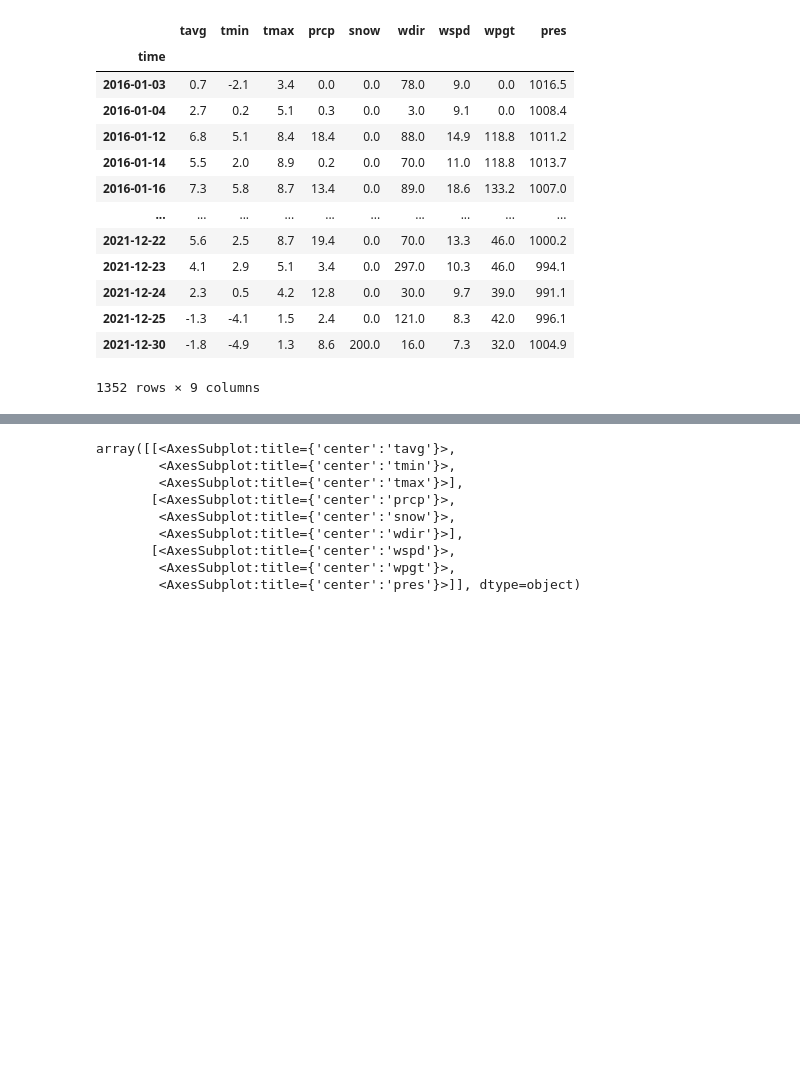
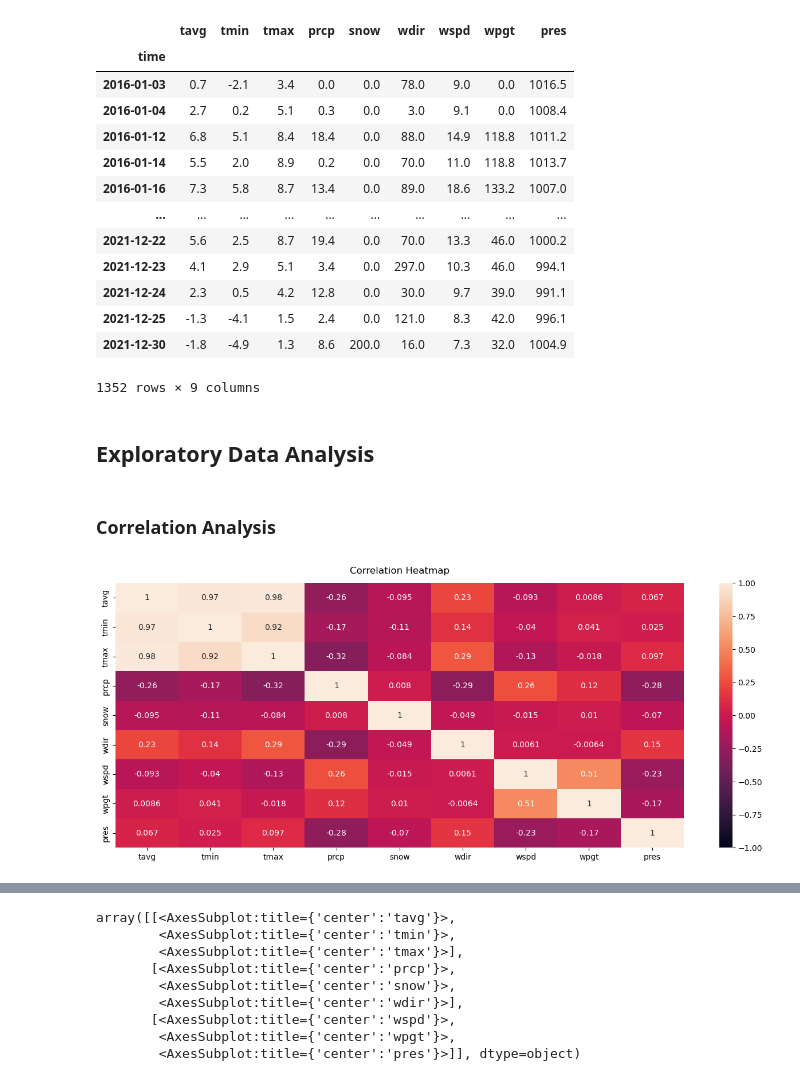
Before and after one commit to rootsnquery/ML-Climate-Project-Template-Fall2022, a Jupyter notebook: src/explore.ipynb, the cells around one changed output, grey strips where cells are left out. Saved outputs shown, nothing was run; the diff lists cells and outputs as text; code cells hidden in the pictures; blank space fills up the shorter version.

Commit message:
updated EDA and implemented first model iteration

```diff
--- a/src/explore.ipynb
+++ b/src/explore.ipynb
@@ -155,3 +219,23 @@ new_vc_data
 | 2021-12-25 | -1.3 | -4.1 | 1.5 | 2.4 | 0.0 | 121.0 | 8.3 | 42.0 | 996.1 |
 | 2021-12-30 | -1.8 | -4.9 | 1.3 | 8.6 | 200.0 | 16.0 | 7.3 | 32.0 | 1004.9 |
 1352 rows × 9 columns
+# %% [markdown]
+## Exploratory Data Analysis
+# %% [markdown]
+### Correlation Analysis
+# %%
+# Correlation Analysis
+# How are Independent Features and Output features are related
+# if highly negative or positvely correlated, then model performance will be high
+# if there are high correlation in independent features, then can remove one - this could cause
+# multicollinearity and check for multiple identity
+
+# the temperature measurements are all highly correlated. Deciding to only retain
+# tavg since it's a statistical discriptor of the measure
+
+plt.figure(figsize=(16, 6))
+heatmap = sns.heatmap(new_vc_data.corr(), vmin=-1, vmax=1, annot=True);
+
+heatmap.set_title('Correlation Heatmap', fontdict={'fontsize':12}, pad=12);
+# %% [output]
+[figure, added]
```
Also changed, not shown: parts of 23 cells of this notebook.
